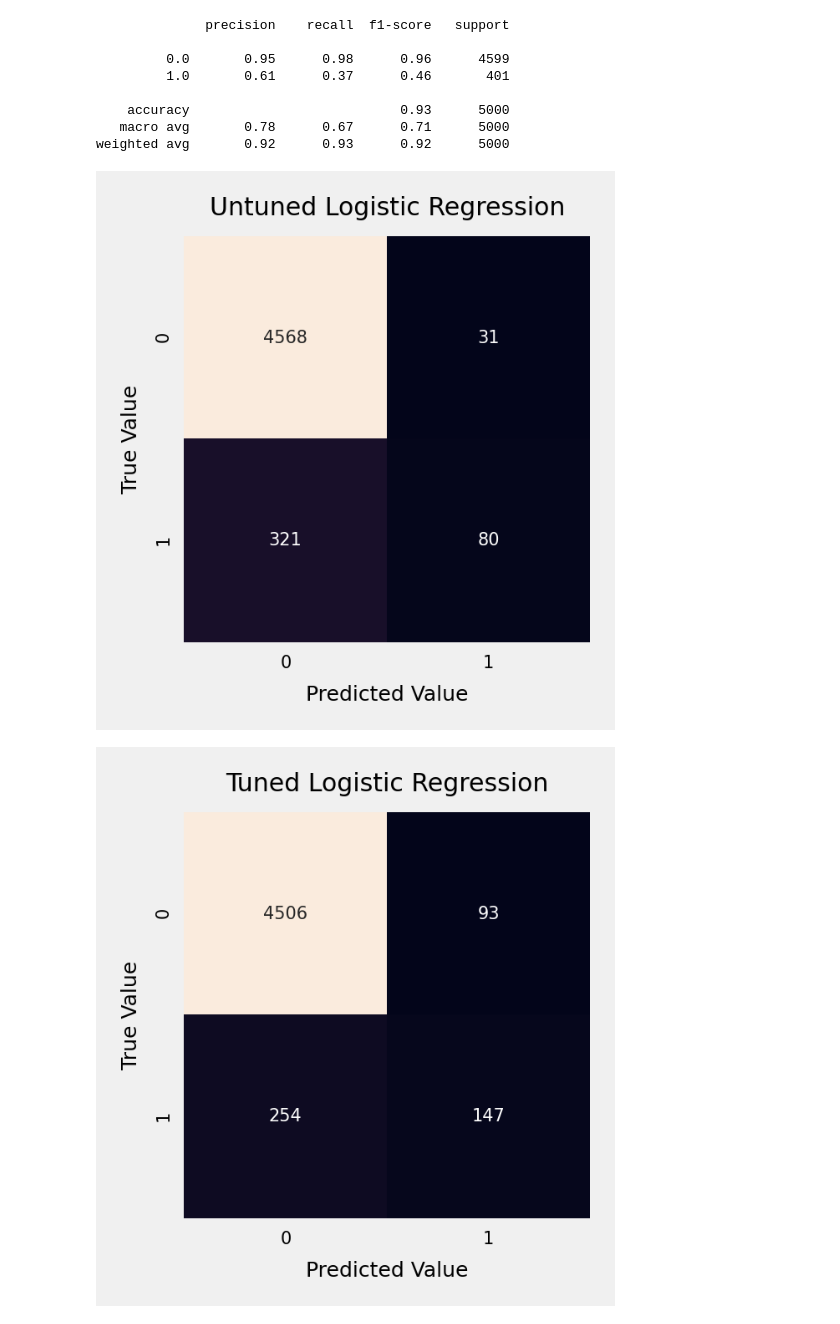
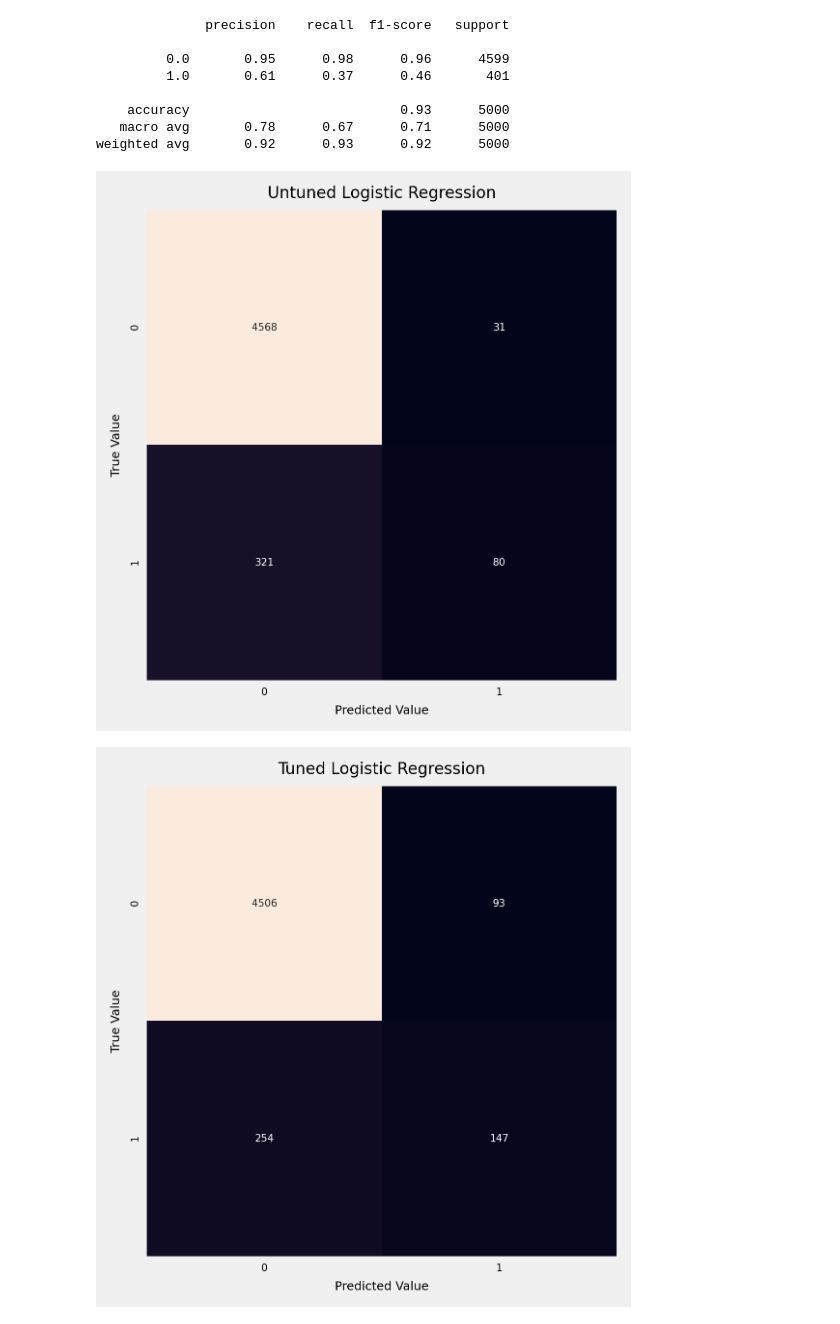
Before and after one commit to ayush-kumar-1/UGADataScienceCompetition, a Jupyter notebook: notebooks/1_lr.ipynb, the cells around one changed output. Cells and saved outputs as stored; diff of their text form; code cells hidden in the pictures.

```diff
--- a/notebooks/1_lr.ipynb
+++ b/notebooks/1_lr.ipynb
@@ -135,30 +138,29 @@ print(report(y_test, decide(lr.predict(x_test), 0.1514)))
 weighted avg       0.92      0.93      0.92      5000
 # %%
 def plot_conf_mat(title, conf_mat, save = None):
-    plt.rcParams["figure.figsize"] = [2, 2]
-    plt.rcParams["font.size"] = 5
+    plt.rcParams["figure.figsize"] = [4, 4]
     plt.rcParams["figure.dpi"] = 300
     sn.heatmap(conf_mat,
                 square = True,
                 fmt = 'g',
                 annot = True,
                 cbar = False)
     plt.xlabel("Predicted Value")
     plt.ylabel("True Value")
-    plt.title(title)
+    plt.title(title, fontsize = 8)
     if save:
         plt.savefig(save)
         plt.show()
     else:
         plt.show()
 
 plot_conf_mat("Untuned Logistic Regression",
               confusion_matrix(y_test, decide(lr.predict(x_test), 0.5)),
               "untuned_log_reg.png")
 
 plot_conf_mat("Tuned Logistic Regression",
               confusion_matrix(y_test, decide(lr.predict(x_test), 0.1514)),
               "tuned_log_reg.png")
 # %% [output]
-[figure, old version]
+[figure, new version]
-[figure, old version]
+[figure, new version]
```
Also changed, not shown: parts of 1 cell of this notebook, 24 other files.
